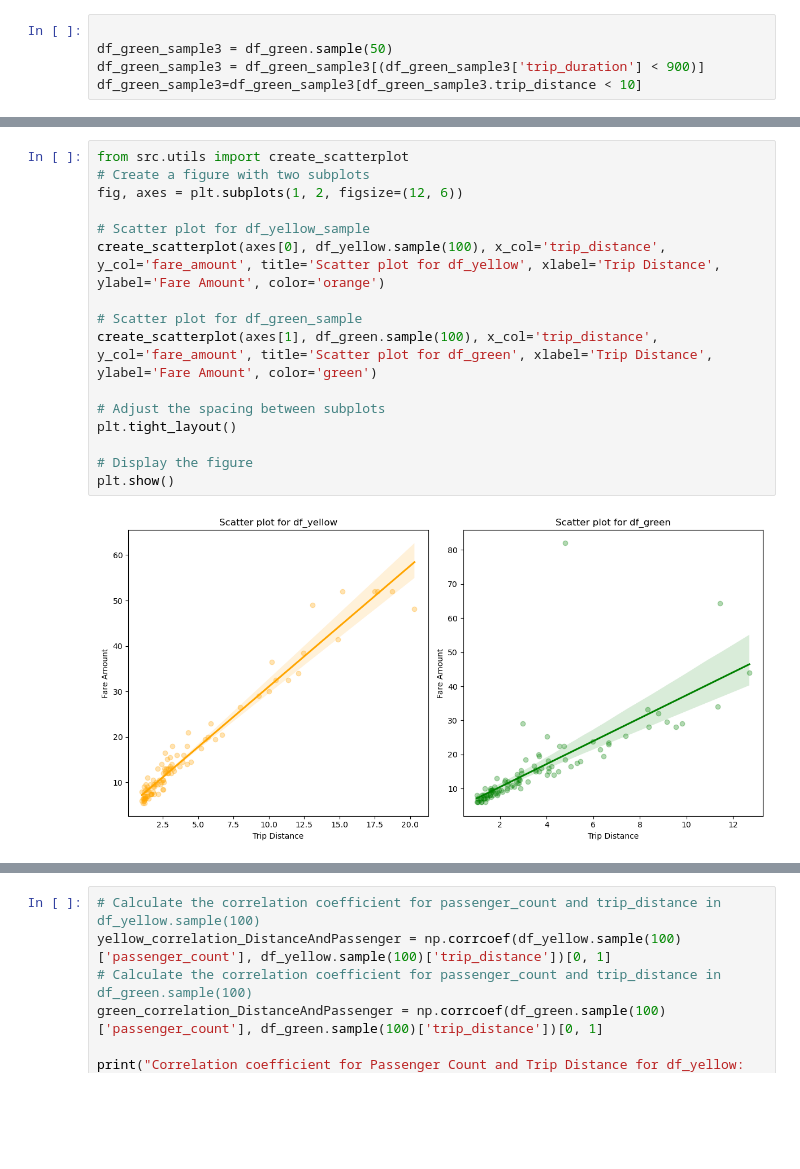
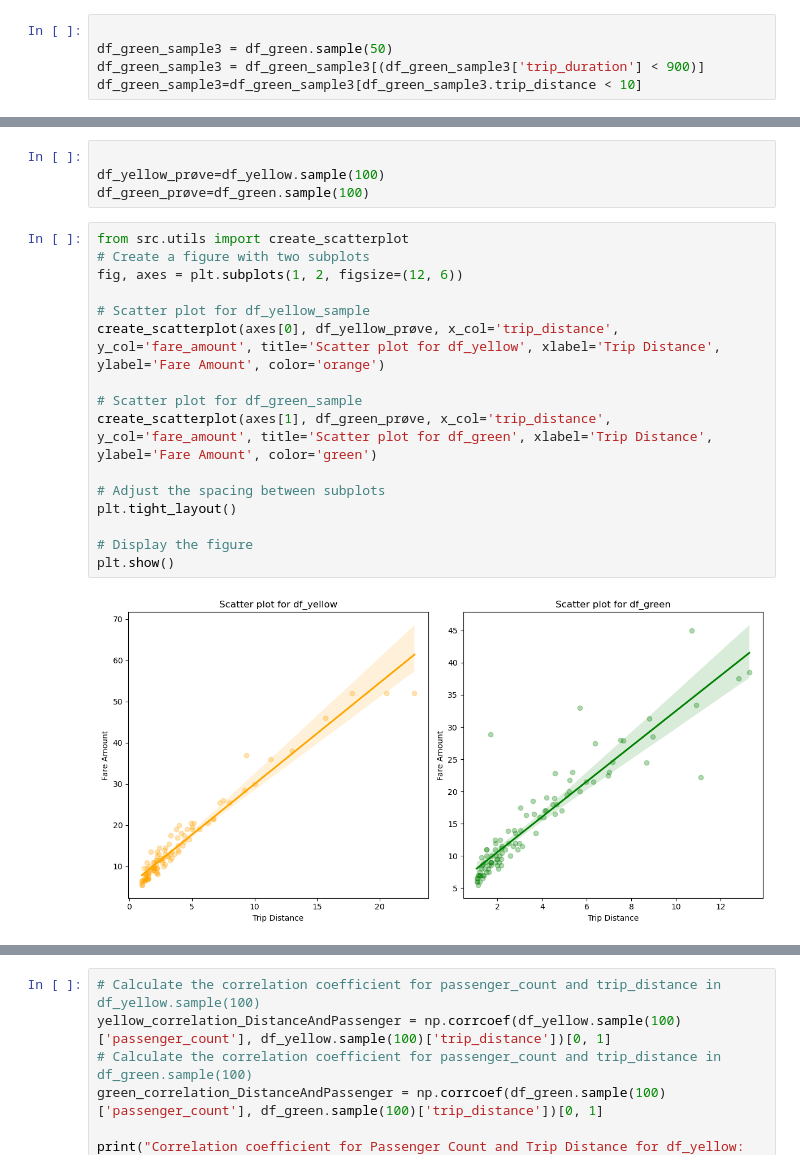
Before and after one commit to fred248h/62444-DVA, a Jupyter notebook: 4.ipynb, the cells around one changed output, grey strips where cells are left out. Saved outputs shown, nothing was run; the diff lists cells and outputs as text; blank space fills up the shorter version.

```diff
--- a/4.ipynb
+++ b/4.ipynb
@@ -335,23 +335,27 @@ Correlation coefficient for df_yellow_sample: 0.68
 CORRELATION ÆNDRER SIG FOR HVERGANG VI RUNNER SAMPLE, IDET DET BARE ER EN TILFÆLDIG SAMPLE VI BEREGNER CORRELATION PÅ???
 MON VI BURDE KØRER PÅ DET ALMINDELIG ISTEDEt FOR SAMPLE
+# %%
+
+df_yellow_prøve=df_yellow.sample(100)
+df_green_prøve=df_green.sample(100)
 # %%
 from src.utils import create_scatterplot
 # Create a figure with two subplots
 fig, axes = plt.subplots(1, 2, figsize=(12, 6))
 
 # Scatter plot for df_yellow_sample
-create_scatterplot(axes[0], df_yellow.sample(100), x_col='trip_distance', y_col='fare_amount', title='Scatter plot for df_yellow', xlabel='Trip Distance', ylabel='Fare Amount', color='orange')
+create_scatterplot(axes[0], df_yellow_prøve, x_col='trip_distance', y_col='fare_amount', title='Scatter plot for df_yellow', xlabel='Trip Distance', ylabel='Fare Amount', color='orange')
 
 # Scatter plot for df_green_sample
-create_scatterplot(axes[1], df_green.sample(100), x_col='trip_distance', y_col='fare_amount', title='Scatter plot for df_green', xlabel='Trip Distance', ylabel='Fare Amount', color='green')
+create_scatterplot(axes[1], df_green_prøve, x_col='trip_distance', y_col='fare_amount', title='Scatter plot for df_green', xlabel='Trip Distance', ylabel='Fare Amount', color='green')
 
 # Adjust the spacing between subplots
 plt.tight_layout()
 
 # Display the figure
 plt.show()
 # %% [output]
-[figure, old version]
+[figure, new version]
 # %%
 import numpy as np
 # Calculate the correlation coefficient for df_green
```
Also changed, not shown: parts of 14 cells of this notebook.
